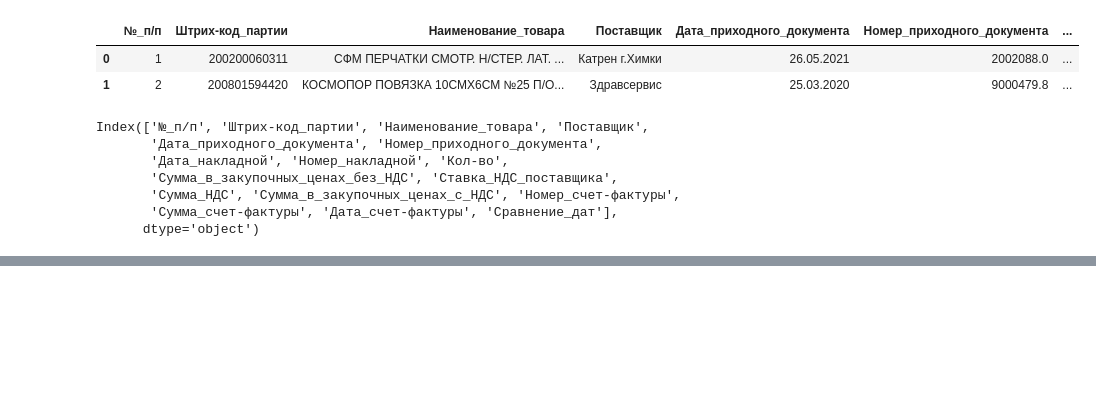
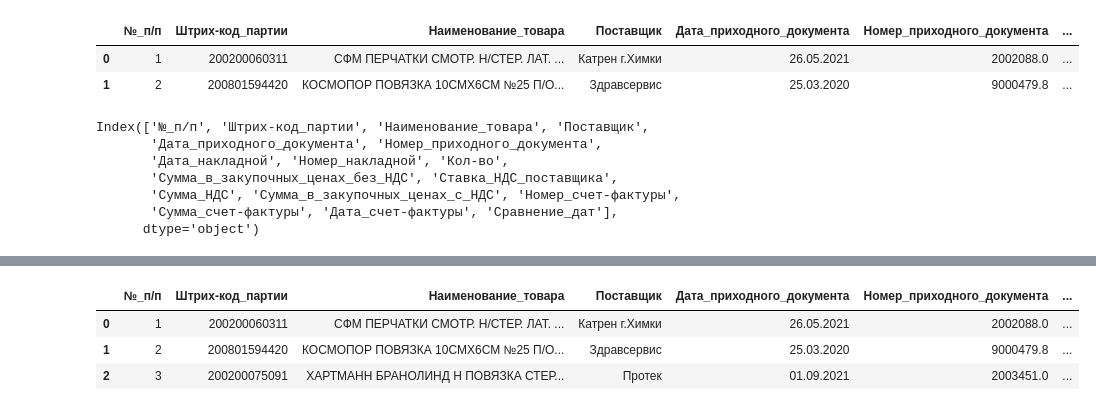
Before and after one commit to Putinka1993/Simulate, a Jupyter notebook: practical_case_pandas/PHARMA.ipynb, the cells around one changed output, grey strips where cells are left out. Cells and saved outputs as stored; diff of their text form; code cells hidden in the pictures; blank space fills up the shorter version.

```diff
--- a/practical_case_pandas/PHARMA.ipynb
+++ b/practical_case_pandas/PHARMA.ipynb
@@ -217,8 +217,8 @@ Index(['№_п/п', 'Штрих-код_партии', 'Наименование_
       dtype='object')
 # %%
 df_total_pharmacy_filter['Номер_счет-фактуры'] = df_total_pharmacy_filter['Номер_накладной']
-df_total_pharmacy_filter['Сумма_счет-фактуры'] = df_total_pharmacy_filter['Номер_накладной']
-df_total_pharmacy_filter['Номер_счет-фактуры'] = df_total_pharmacy_filter['Номер_накладной']
+df_total_pharmacy_filter['Сумма_счет-фактуры'] = df_total_pharmacy_filter['Сумма_НДС']
+df_total_pharmacy_filter['Дата_счет-фактуры'] = df_total_pharmacy_filter['Дата_накладной']
 # %% [output]
 A value is trying to be set on a copy of a slice from a DataFrame.
 Try using .loc[row_indexer,col_indexer] = value instead
@@ -227,0 +238,2 @@ See the caveats in the documentation: https://pandas.pydata.org/pandas-docs/stab
+# %%
+df_total_pharmacy_filter['Дата_счет-фактуры'] = pd.to_datetime(df_total_pharmacy_filter['Дата_счет-фактуры'], format="%d.%m.%Y")
@@ -227,0 +246,7 @@ See the caveats in the documentation: https://pandas.pydata.org/pandas-docs/stab
+# %%
+df_total_pharmacy_filter.head(3)
+# %% [output]
+|  | №_п/п | Штрих-код_партии | Наименование_товара | Поставщик | Дата_приходного_документа | Номер_приходного_документа | ... |
+| 0 | 1 | 200200060311 | СФМ ПЕРЧАТКИ СМОТР. Н/СТЕР. ЛАТ. ... | Катрен г.Химки | 26.05.2021 | 2002088.0 | ... |
+| 1 | 2 | 200801594420 | КОСМОПОР ПОВЯЗКА 10СМХ6СМ №25 П/О... | Здравсервис | 25.03.2020 | 9000479.8 | ... |
+| 2 | 3 | 200200075091 | ХАРТМАНН БРАНОЛИНД H ПОВЯЗКА СТЕР... | Протек | 01.09.2021 | 2003451.0 | ... |
```
Also changed, not shown: parts of 4 cells of this notebook, 1 other file.
